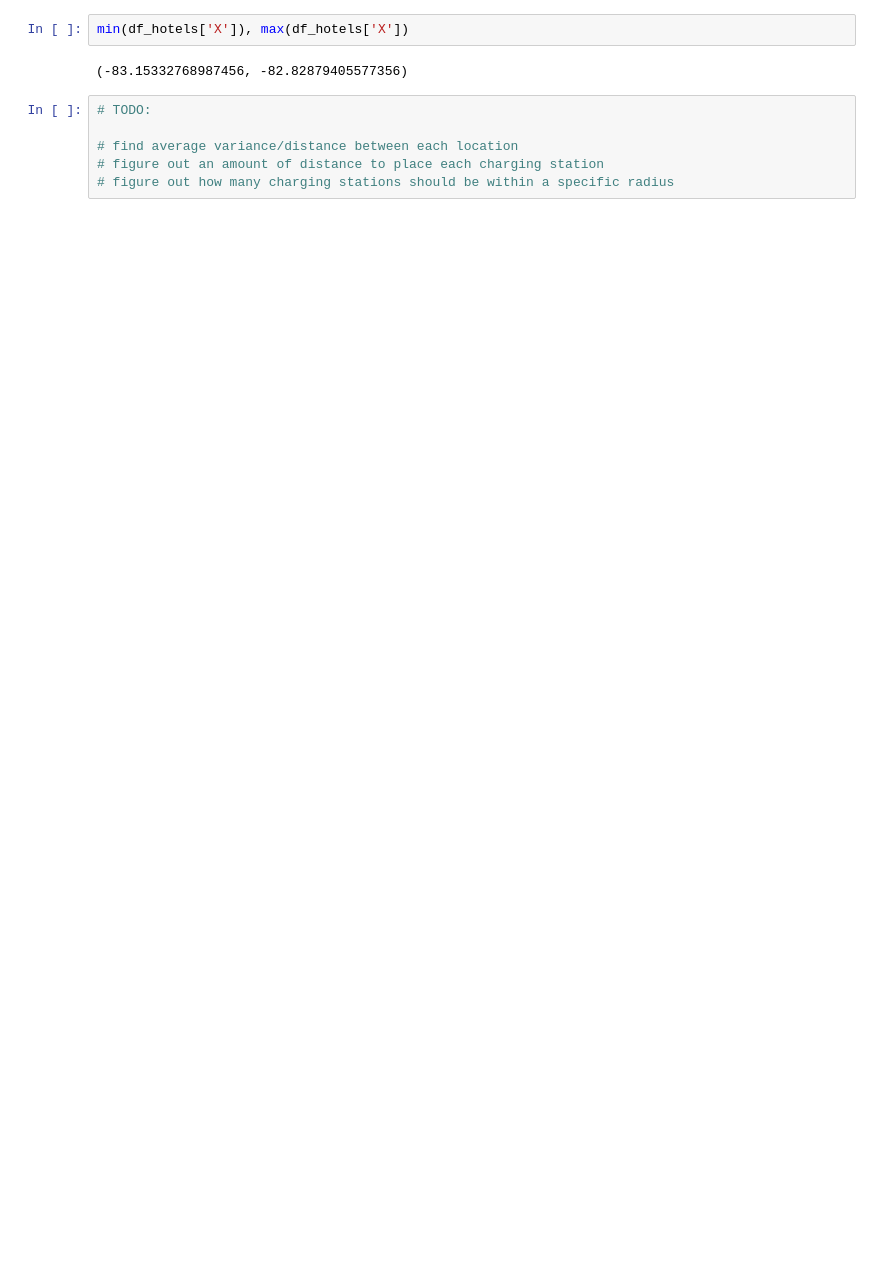
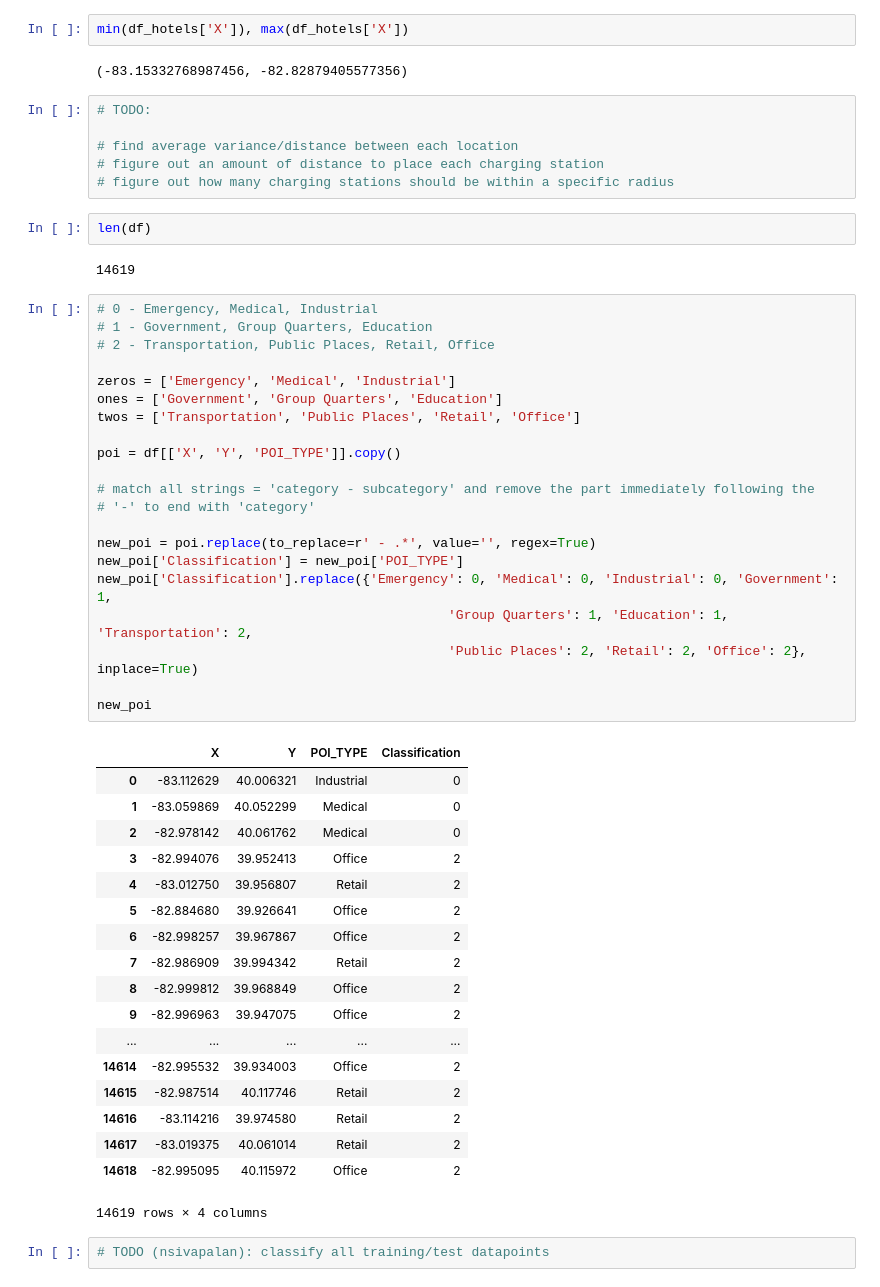
Before and after one commit to data-x-sp19/EVAC, a Jupyter notebook: NS_data.ipynb, the cells around one changed output. Cells and saved outputs as stored; diff of their text form; blank space fills up the shorter version.

Commit message:
classify POI_data

```diff
--- a/NS_data.ipynb
+++ b/NS_data.ipynb
@@ -122,3 +136,49 @@ min(df_hotels['X']), max(df_hotels['X'])
 # find average variance/distance between each location
 # figure out an amount of distance to place each charging station
 # figure out how many charging stations should be within a specific radius
+# %%
+len(df)
+# %% [output]
+14619
+# %%
+# 0 - Emergency, Medical, Industrial
+# 1 - Government, Group Quarters, Education
+# 2 - Transportation, Public Places, Retail, Office
+
+zeros = ['Emergency', 'Medical', 'Industrial']
+ones = ['Government', 'Group Quarters', 'Education']
+twos = ['Transportation', 'Public Places', 'Retail', 'Office']
+
+poi = df[['X', 'Y', 'POI_TYPE']].copy()
+
+# match all strings = 'category - subcategory' and remove the part immediately following the
+# '-' to end with 'category'
+
+new_poi = poi.replace(to_replace=r' - .*', value='', regex=True)
+new_poi['Classification'] = new_poi['POI_TYPE']
+new_poi['Classification'].replace({'Emergency': 0, 'Medical': 0, 'Industrial': 0, 'Government': 1,
+                                             'Group Quarters': 1, 'Education': 1, 'Transportation': 2,
+                                             'Public Places': 2, 'Retail': 2, 'Office': 2}, inplace=True)
+
+new_poi
+# %% [output]
+|  | X | Y | POI_TYPE | Classification |
+| 0 | -83.112629 | 40.006321 | Industrial | 0 |
+| 1 | -83.059869 | 40.052299 | Medical | 0 |
+| 2 | -82.978142 | 40.061762 | Medical | 0 |
+| 3 | -82.994076 | 39.952413 | Office | 2 |
+| 4 | -83.012750 | 39.956807 | Retail | 2 |
+| 5 | -82.884680 | 39.926641 | Office | 2 |
+| 6 | -82.998257 | 39.967867 | Office | 2 |
+| 7 | -82.986909 | 39.994342 | Retail | 2 |
+| 8 | -82.999812 | 39.968849 | Office | 2 |
+| 9 | -82.996963 | 39.947075 | Office | 2 |
+| ... | ... | ... | ... | ... |
+| 14614 | -82.995532 | 39.934003 | Office | 2 |
+| 14615 | -82.987514 | 40.117746 | Retail | 2 |
+| 14616 | -83.114216 | 39.974580 | Retail | 2 |
+| 14617 | -83.019375 | 40.061014 | Retail | 2 |
+| 14618 | -82.995095 | 40.115972 | Office | 2 |
+14619 rows × 4 columns
+# %%
+# TODO (nsivapalan): classify all training/test datapoints
```
Also changed, not shown: parts of 3 cells of this notebook.
